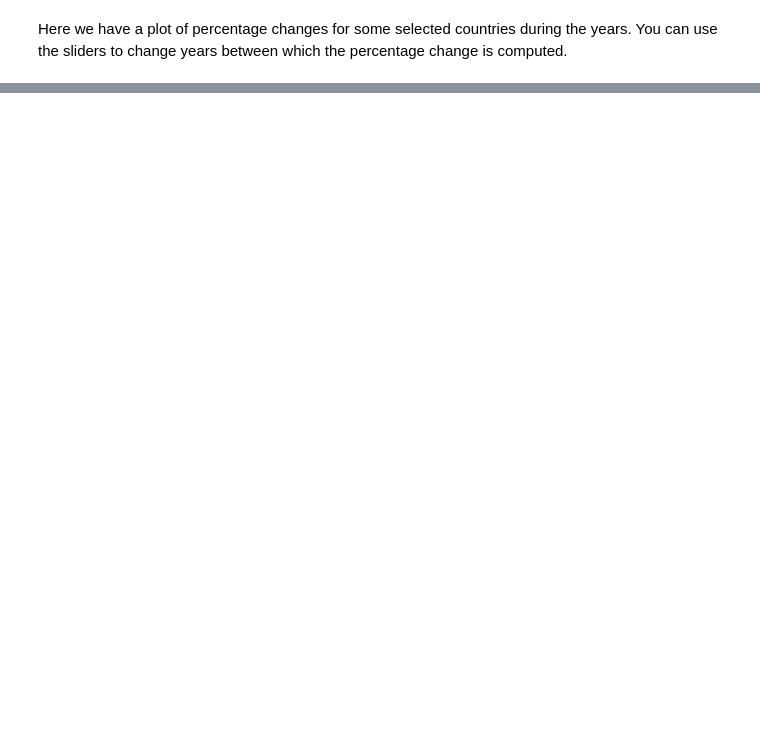
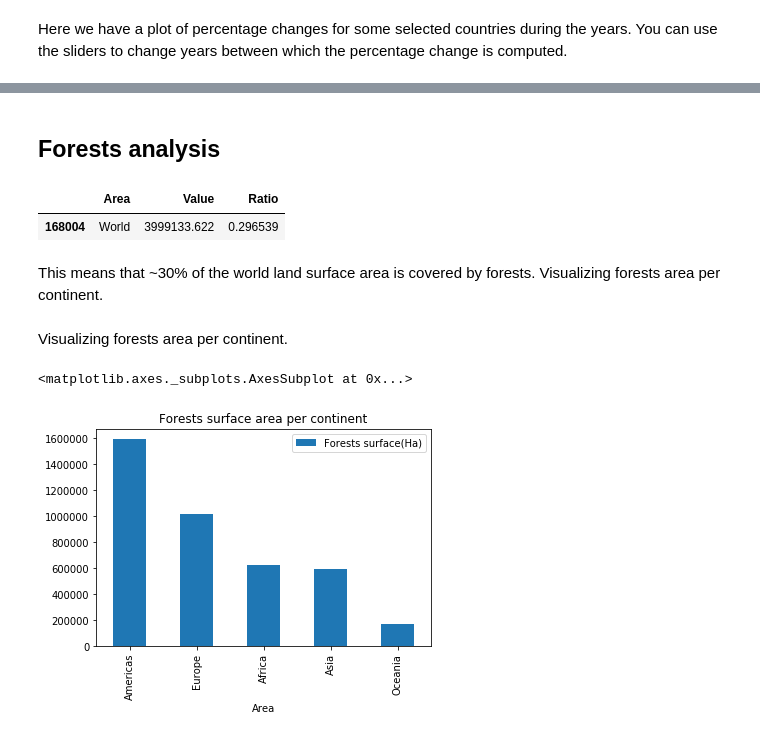
Before and after one commit to caralen/ada-project-faam, a Jupyter notebook: researchBees.ipynb, the cells around one changed output, grey strips where cells are left out. Saved outputs shown, nothing was run; the diff lists cells and outputs as text; code cells hidden in the pictures; blank space fills up the shorter version.

```diff
--- a/researchBees.ipynb
+++ b/researchBees.ipynb
@@ -528,0 +792,4 @@ Here we have a plot of percentage changes for some selected countries during the
+# %%
+land_use = pd.read_csv('data/Inputs_LandUse_E_All_Data_(Normalized).csv',  encoding='iso-8859-1')
+#land_use_countries = land_use[land_use['Area'].isin(countries)]
+#land_use_continents = land_use[land_use['Area'].isin(continents)]
@@ -528,0 +798,5 @@ Here we have a plot of percentage changes for some selected countries during the
+# %%
+# Forest land, Country Area, Agricultural land
+forest_land = land_use.loc[land_use['Item'] == 'Forest land'].copy()
+agricultural_land = land_use.loc[land_use['Item'] == 'Agricultural land'].copy()
+country_land = land_use.loc[land_use['Item'] == 'Country area'].copy()
@@ -528,0 +805,2 @@ Here we have a plot of percentage changes for some selected countries during the
+# %%
+forest_land.drop(forest_land[forest_land["Element"] == "Carbon stock in living biomass"].index, inplace = True)
@@ -528,0 +824,25 @@ Here we have a plot of percentage changes for some selected countries during the
+# %%
+years = range(1960, 2018)
+countries_world = countries
+countries_world.append('World')
+
+for country in countries_world:
+    #print("country: ", country)
+    for year in years:
+        # calculate and insert ratio in corresponding dataframe(for each country and year)
+        try:
+            country_elem = country_land.loc[(country_land["Area"] == country) & (country_land["Year"] == year), "Value"].values[0]
+
+            forest_elem = forest_land.loc[(forest_land["Area"] == country) & (forest_land["Year"] == year), "Value"].values[0]
+            forest_ratio = forest_elem / country_elem
+            forest_land.loc[(forest_land["Area"] == country) & (forest_land["Year"] == year),"Ratio"] = forest_ratio
+
+            agricultural_elem = agricultural_land.loc[(agricultural_land["Area"] == country) & (agricultural_land["Year"] == year), "Value"].values[0]
+            agricultural_ratio = agricultural_elem / country_elem
+            agricultural_land.loc[(agricultural_land["Area"] == country) & (agricultural_land["Year"] == year),"Ratio"] = agricultural_ratio
+
+            beehives_elem = beehives.loc[(beehives["Area"] == country) & (beehives["Year"] == year), "Value"].values[0]
+            beehives_ratio = beehives_elem / country_elem
+            beehives.loc[(beehives["Area"] == country) & (beehives["Year"] == year),"Ratio"] = beehives_ratio
+        except:
+            pass
@@ -528,0 +881,19 @@ Here we have a plot of percentage changes for some selected countries during the
+# %% [markdown]
+## Forests analysis
+# %%
+forest_land.loc[(forest_land["Year"] == 2017) & (forest_land["Area"] == "World"), ["Area", "Value", "Ratio"]]
+# %% [output]
+|  | Area | Value | Ratio |
+| 168004 | World | 3999133.622 | 0.296539 |
+# %% [markdown]
+This means that ~30% of the world land surface area is covered by forests.
+Visualizing forests area per continent.
+# %% [markdown]
+Visualizing forests area per continent.
+# %%
+forest_land.sort_values(by=["Value"], ascending=False)\
+           .loc[(forest_land["Year"] == 2017) & (forest_land["Area"].isin(continents)), ["Area", "Value"]]\
+           .plot.bar(x="Area",y="Value", label="Forests surface(Ha)", title="Forests surface area per continent")
+# %% [output]
+<matplotlib.axes._subplots.AxesSubplot at 0x...>
+[figure, added]
```
Also changed, not shown: parts of 68 cells of this notebook.
